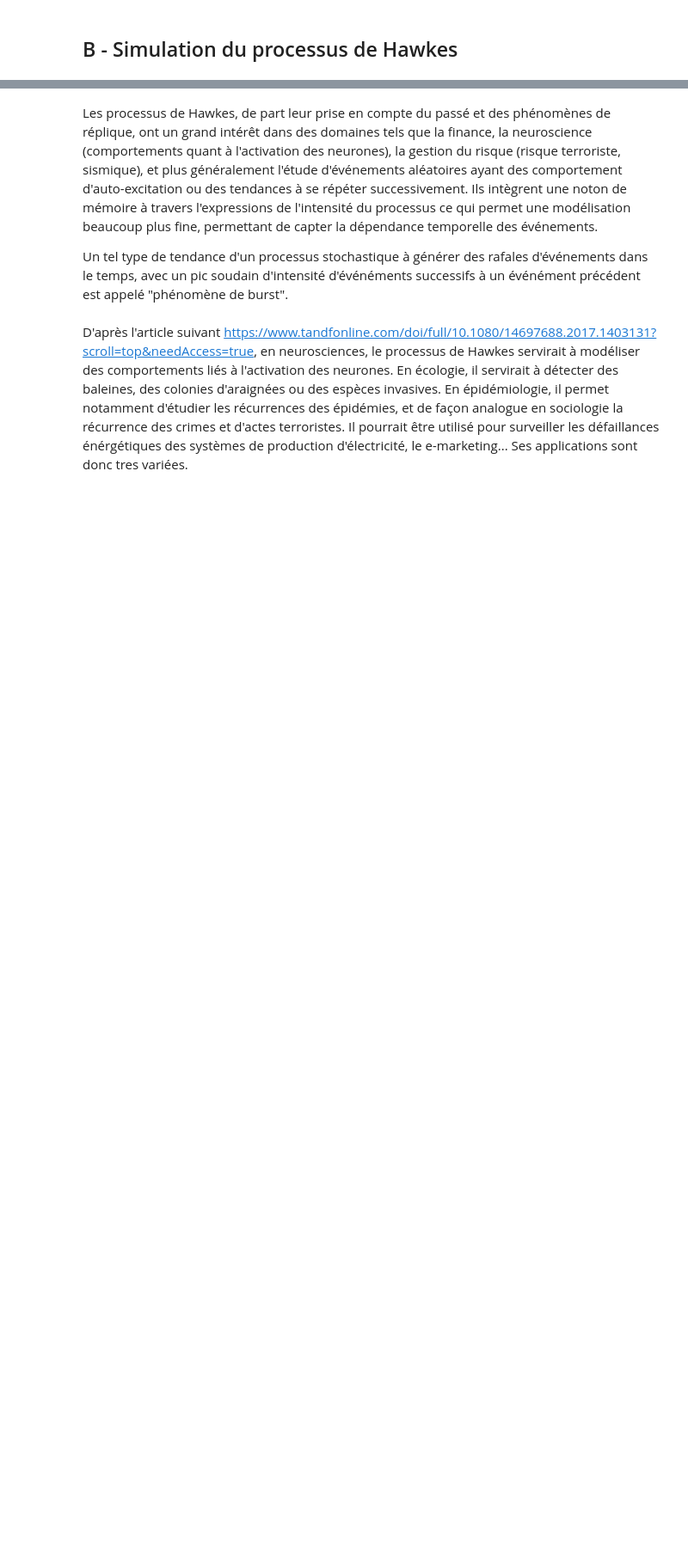
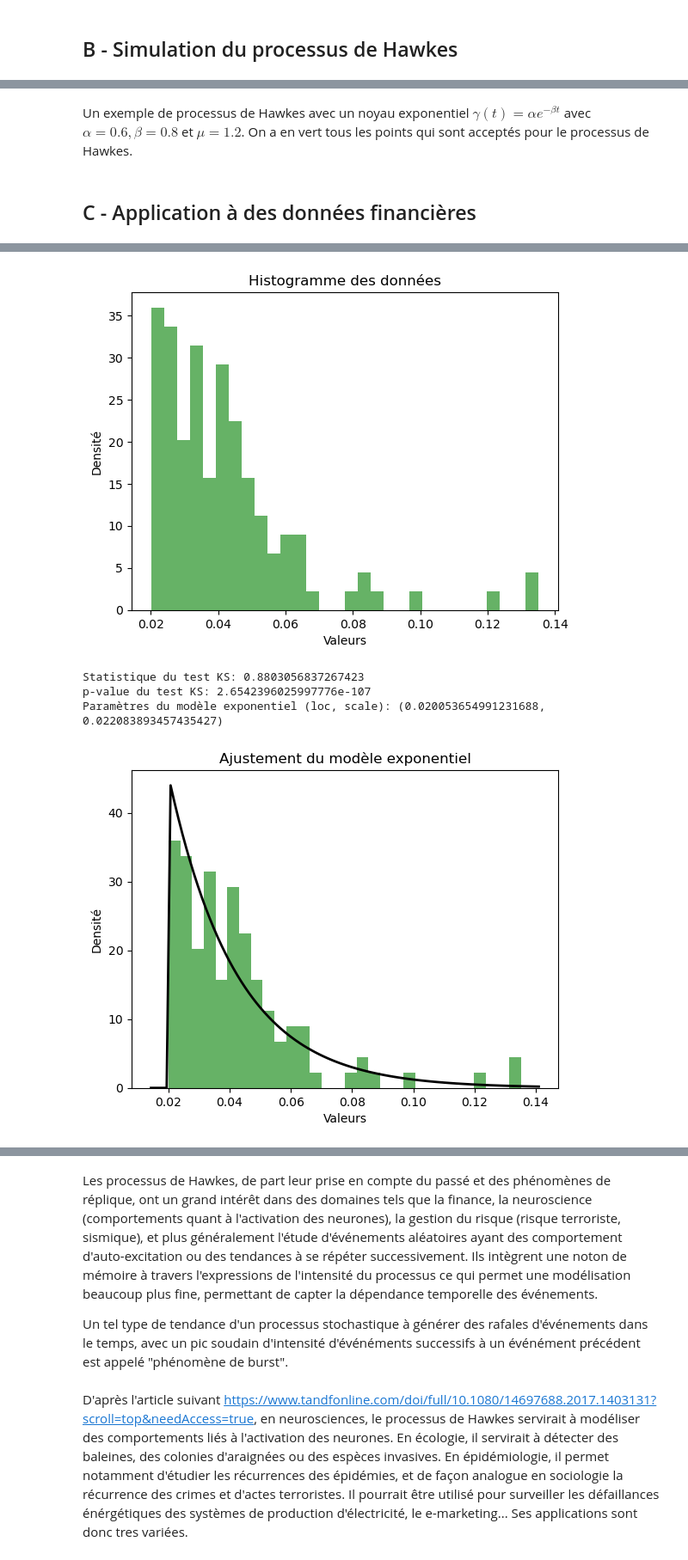
Before and after one commit to achillepmmr/Hawkes, a Jupyter notebook: Hawkes-notebook-rÃdaction-2.ipynb, the cells around one changed output, grey strips where cells are left out. Shown at 86% size. Cells and saved outputs as stored; diff of their text form; code cells hidden in the pictures; blank space fills up the shorter version.

```diff
--- a/Hawkes-notebook-rÃdaction-2.ipynb
+++ b/Hawkes-notebook-rÃdaction-2.ipynb
@@ -452,0 +290,60 @@ KeyboardInterrupt:
+# %% [markdown]
+Un exemple de processus de Hawkes avec un noyau exponentiel $\gamma(t)=\alpha e^{-\beta t}$ avec $\alpha=0.6, \beta=0.8$ et $\mu=1.2$. On a en vert tous les points qui sont acceptés pour le processus de Hawkes.
+# %% [markdown]
+## C - Application à des données financières
+# %%
+import yfinance as yf
+from scipy.stats import expon
+from scipy.stats import kstest
+
+#on prend comme exemple la société générale
+sg = 'GLE.PA'
+
+#on récupère les données via yahoo finance
+data = yf.Ticker(sg)
+
+#on récupère les prix
+df = data.history(period='1d', start='2020-1-1', end='2020-12-31')
+
+#affichage de la data frame
+print(df)
+
+
+Tt = []
+ech =[]
+
+## on recupère les jours où le cours de l'action de la société générale à chuté/augmenté de plus de 4,5% entre deux jours
+for i in range(len(df['Close'])) :
+    if (np.abs(df['Close'][i]-df['Open'][i]))/df['Close'][i] > 0.02 :
+        ech.append((np.abs(df['Close'][i]-df['Open'][i]))/df['Close'][i])
+        Tt.append(df.index[i])
+
+#on veut vérifier que ech soit bien un échantillon exponentiel avant de passer à une simulation de hawkes
+
+# Visualisation des données
+plt.hist(ech, bins=30, density=True, alpha=0.6, color='g')
+plt.title('Histogramme des données')
+plt.xlabel('Valeurs')
+plt.ylabel('Densité')
+plt.show()
+
+# Test de Kolmogorov-Smirnov pour vérifier si les données suivent une loi exponentielle
+statistic, pvalue = kstest(ech, 'expon')
+print("Statistique du test KS:", statistic)
+print("p-value du test KS:", pvalue)
+
+# Ajustement du modèle exponentiel
+params = expon.fit(ech)
+print("Paramètres du modèle exponentiel (loc, scale):", params)
+
+# Comparaison de la distribution ajustée avec les données empiriques
+plt.hist(ech, bins=30, density=True, alpha=0.6, color='g')
+xmin, xmax = plt.xlim()
+x = np.linspace(xmin, xmax, 100)
+p = expon.pdf(x, *params)
+plt.plot(x, p, 'k', linewidth=2)
+plt.title('Ajustement du modèle exponentiel')
+plt.xlabel('Valeurs')
+plt.ylabel('Densité')
+plt.show()
+# %% [output]
@@ -452,0 +367,5 @@ KeyboardInterrupt:
+[figure, added]
+Statistique du test KS: 0.8803056837267423
+p-value du test KS: 2.6542396025997776e-107
+Paramètres du modèle exponentiel (loc, scale): (0.020053654991231688, 0.022083893457435427)
+[figure, added]
```
Also changed, not shown: parts of 17 cells of this notebook.
